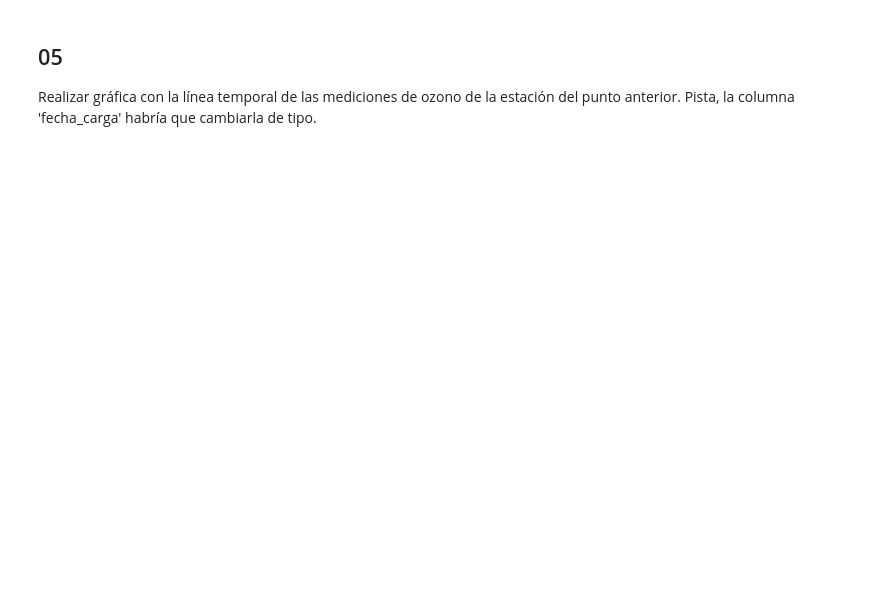
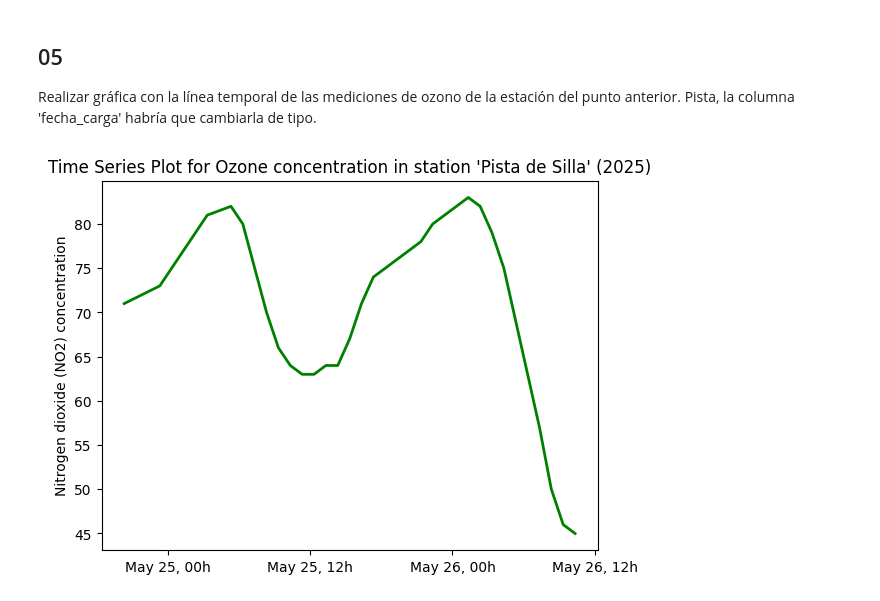
Before and after one commit to acabrerod/miar, a Jupyter notebook: 01_miar_python/dataset_exploration/01MIAR_ACT_Video.ipynb, the cells around one changed output. Cells and saved outputs as stored; diff of their text form; code cells hidden in the pictures; blank space fills up the shorter version.

```diff
--- a/01_miar_python/dataset_exploration/01MIAR_ACT_Video.ipynb
+++ b/01_miar_python/dataset_exploration/01MIAR_ACT_Video.ipynb
@@ -119,0 +147,15 @@ Realizar gráfica con  la línea temporal de las mediciones de ozono de la estac
+# %%
+sns.lineplot(data = df_station_26, x = "timestamp", y = "o3", color = "green", linewidth = 2)
+
+# Date format
+ax = plt.gca()
+ax.xaxis.set_major_formatter(mdates.DateFormatter('%B %d, %Hh'))
+ax.xaxis.set_major_locator(mdates.HourLocator(interval = 12))
+
+plt.xticks(rotation = 0)
+plt.title("Time Series Plot for Ozone concentration in station 'Pista de Silla' (2025)")
+plt.xlabel(None)
+plt.ylabel("Nitrogen dioxide (NO2) concentration")
+plt.show()
+# %% [output]
+[figure, added]
```
Also changed, not shown: parts of 9 cells of this notebook, 1 other file.
